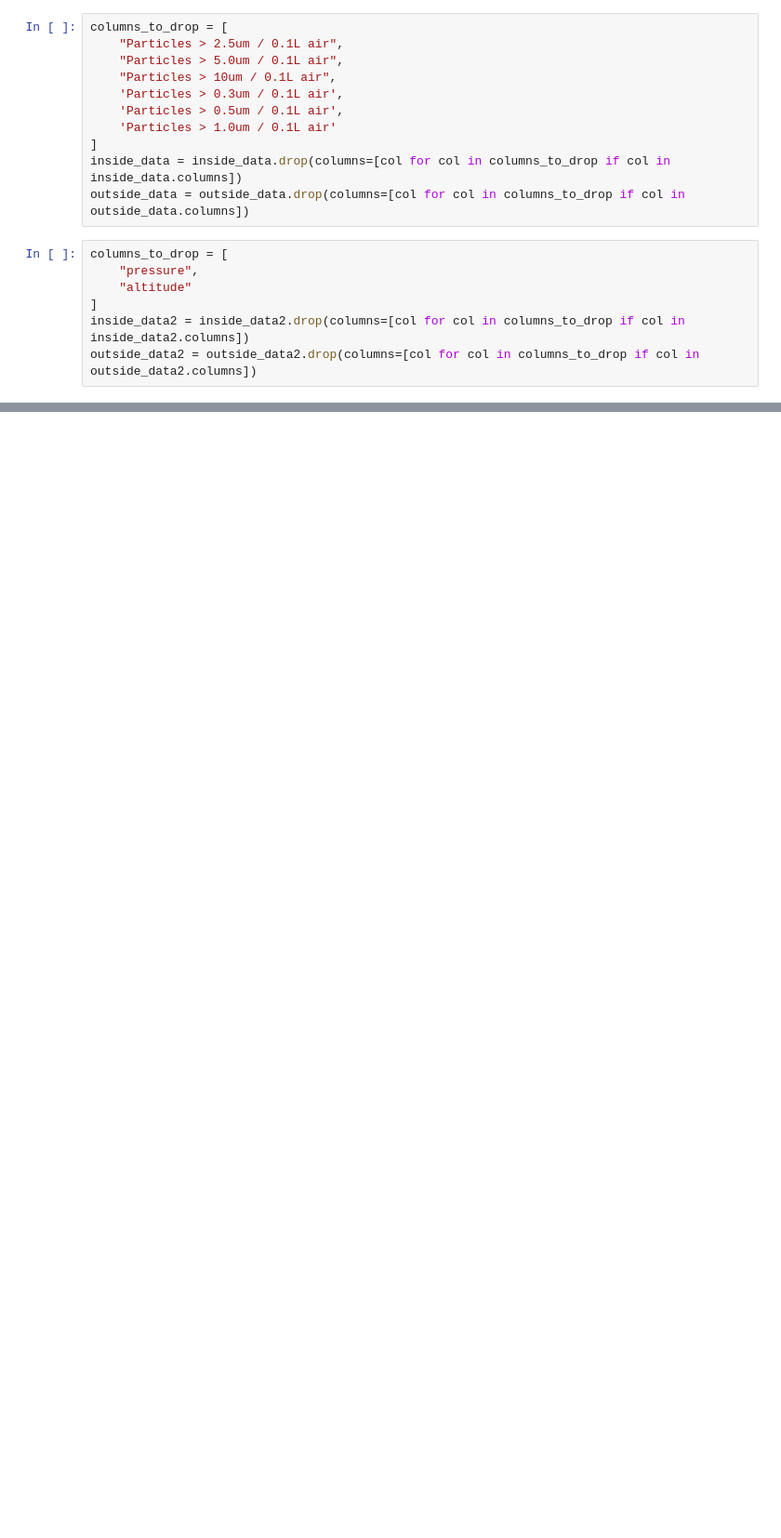
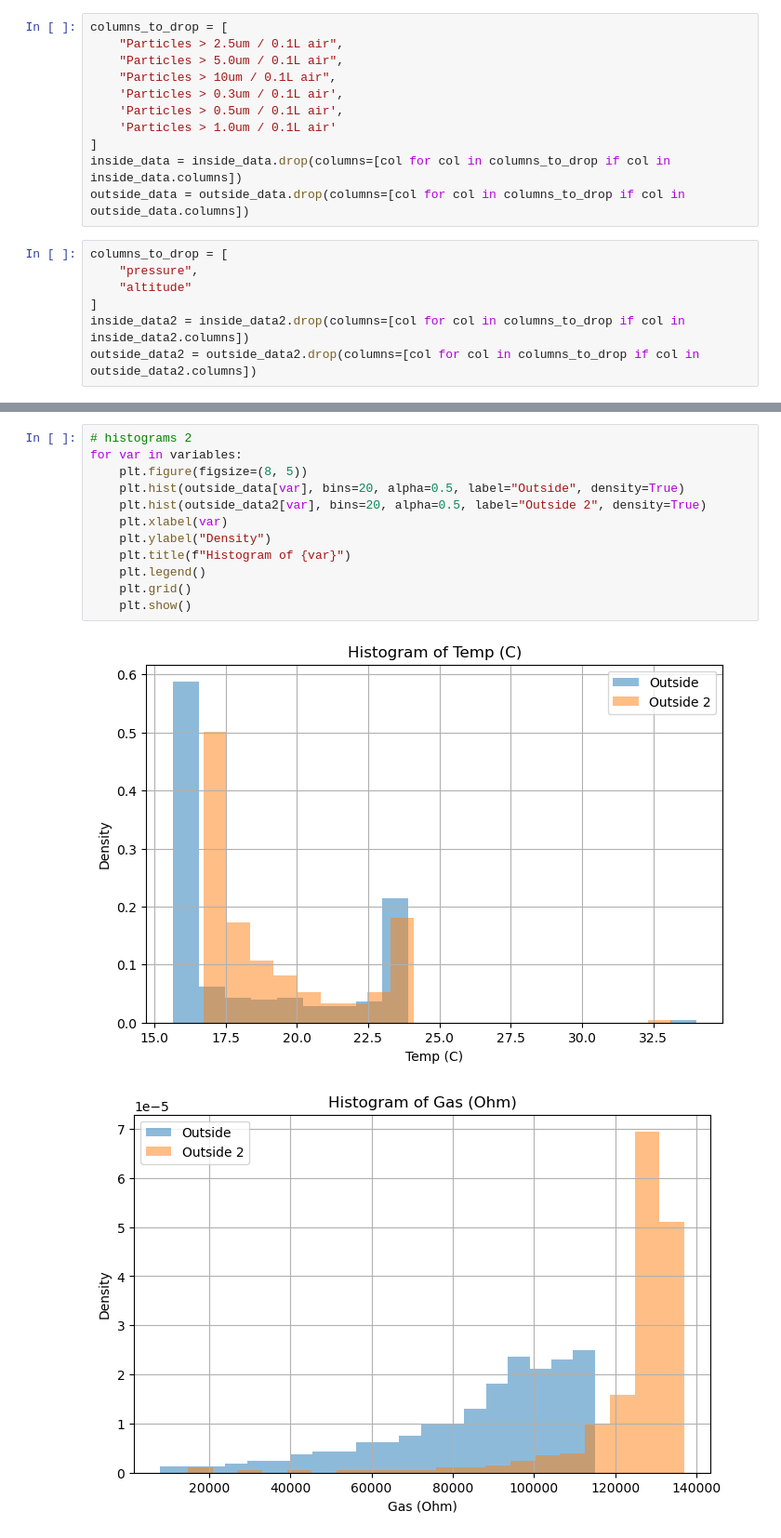
Before and after one commit to isaklavsky/E11_coolpeople, a Jupyter notebook: Week6_Comparison_Data.ipynb, the cells around one changed output, grey strips where cells are left out. Shown at 93% size. Cells and saved outputs as stored; diff of their text form; blank space fills up the shorter version.

```diff
--- a/Week6_Comparison_Data.ipynb
+++ b/Week6_Comparison_Data.ipynb
@@ -171,0 +162,15 @@ for var in variables:
+# %%
+# histograms 2
+for var in variables:
+    plt.figure(figsize=(8, 5))
+    plt.hist(outside_data[var], bins=20, alpha=0.5, label="Outside", density=True)
+    plt.hist(outside_data2[var], bins=20, alpha=0.5, label="Outside 2", density=True)
+    plt.xlabel(var)
+    plt.ylabel("Density")
+    plt.title(f"Histogram of {var}")
+    plt.legend()
+    plt.grid()
+    plt.show()
+# %% [output]
+[figure, added]
+[figure, added]
```
Also changed, not shown: parts of 10 cells of this notebook.
